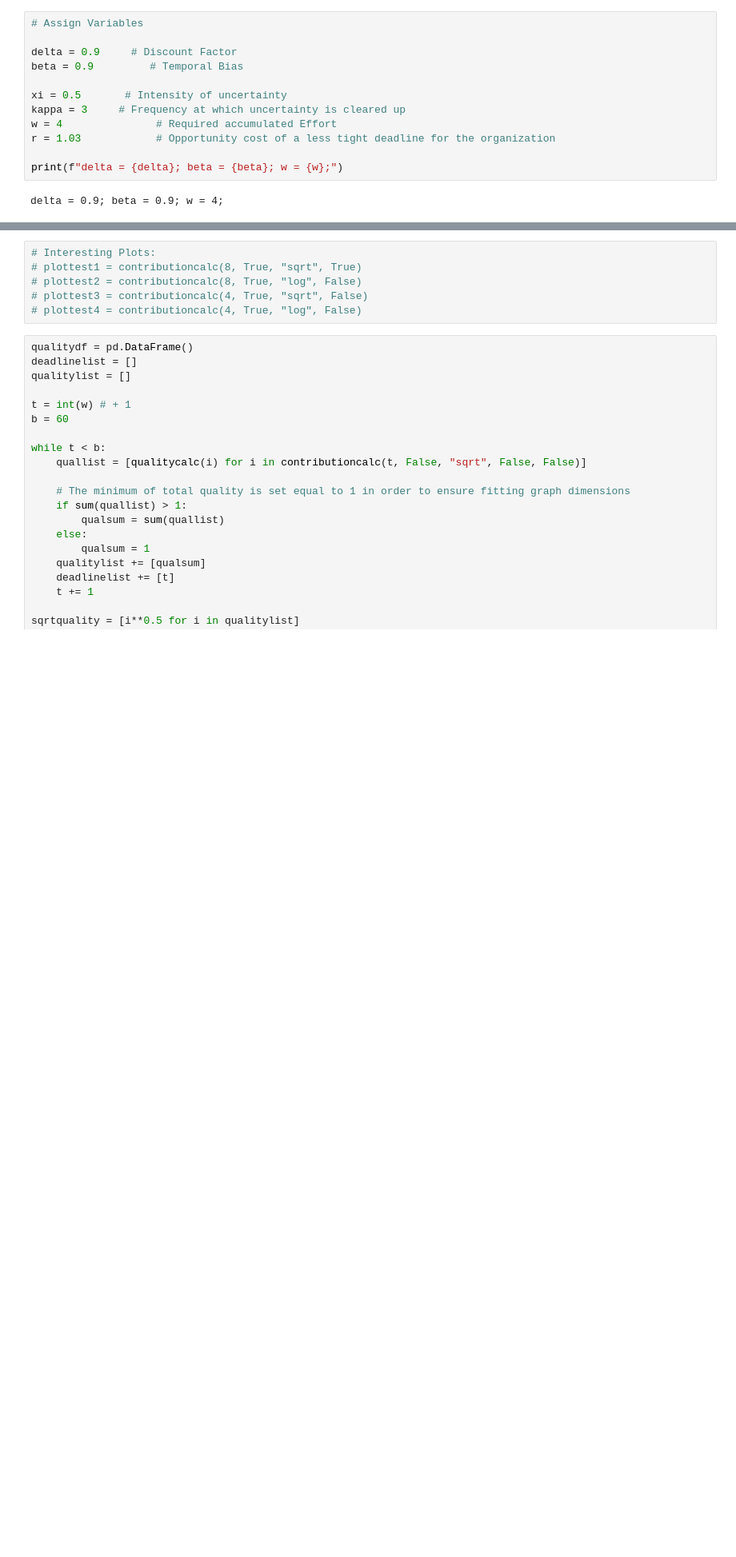
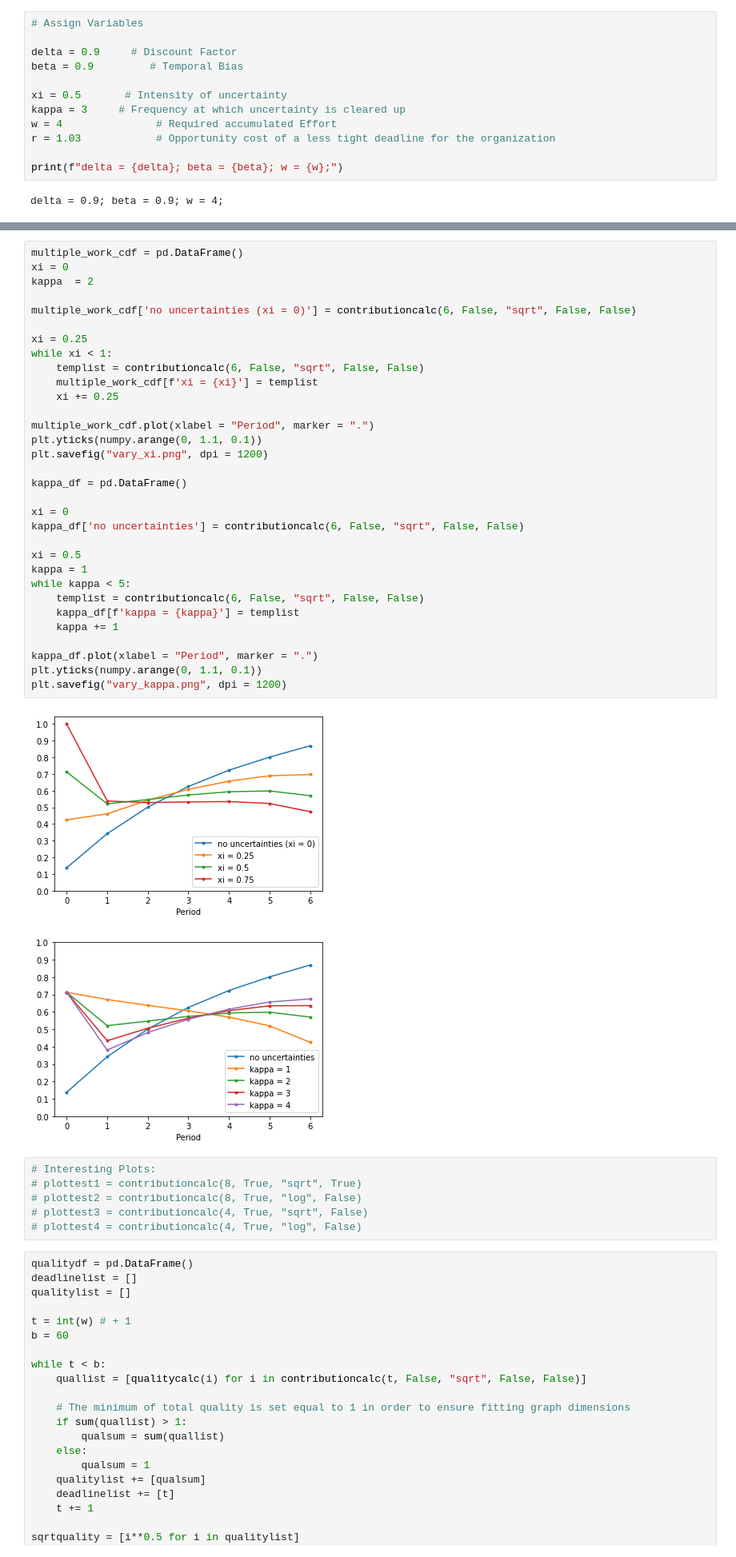
Before and after one commit to AndyOhneHandy/workspace8-seminarthesis, a Jupyter notebook: graphs copy.ipynb, the cells around one changed output, grey strips where cells are left out. Shown at 80% size. Cells and saved outputs as stored; diff of their text form; blank space fills up the shorter version.

Commit message:
added no uncertainties to graphs

```diff
--- a/graphs copy.ipynb
+++ b/graphs copy.ipynb
@@ -140,5 +145,40 @@ Period 6: [0.7124688551870941, 0.43438125624004986, 0.5059640185438852, 0.563612
 [figure]
 [figure]
+# %%
+multiple_work_cdf = pd.DataFrame()
+xi = 0
+kappa  = 2
+
+multiple_work_cdf['no uncertainties (xi = 0)'] = contributioncalc(6, False, "sqrt", False, False)
+
+xi = 0.25
+while xi < 1:
+    templist = contributioncalc(6, False, "sqrt", False, False)
+    multiple_work_cdf[f'xi = {xi}'] = templist
+    xi += 0.25
+
+multiple_work_cdf.plot(xlabel = "Period", marker = ".")
+plt.yticks(numpy.arange(0, 1.1, 0.1))
+plt.savefig("vary_xi.png", dpi = 1200)
+
+kappa_df = pd.DataFrame()
+
+xi = 0
+kappa_df['no uncertainties'] = contributioncalc(6, False, "sqrt", False, False)
+
+xi = 0.5
+kappa = 1
+while kappa < 5:
+    templist = contributioncalc(6, False, "sqrt", False, False)
+    kappa_df[f'kappa = {kappa}'] = templist
+    kappa += 1
+
+kappa_df.plot(xlabel = "Period", marker = ".")
+plt.yticks(numpy.arange(0, 1.1, 0.1))
+plt.savefig("vary_kappa.png", dpi = 1200)
+# %% [output]
+[figure, added]
+[figure, added]
 # %%
 # Interesting Plots:
 # plottest1 = contributioncalc(8, True, "sqrt", True)
```
Also changed, not shown: parts of 2 cells of this notebook.
